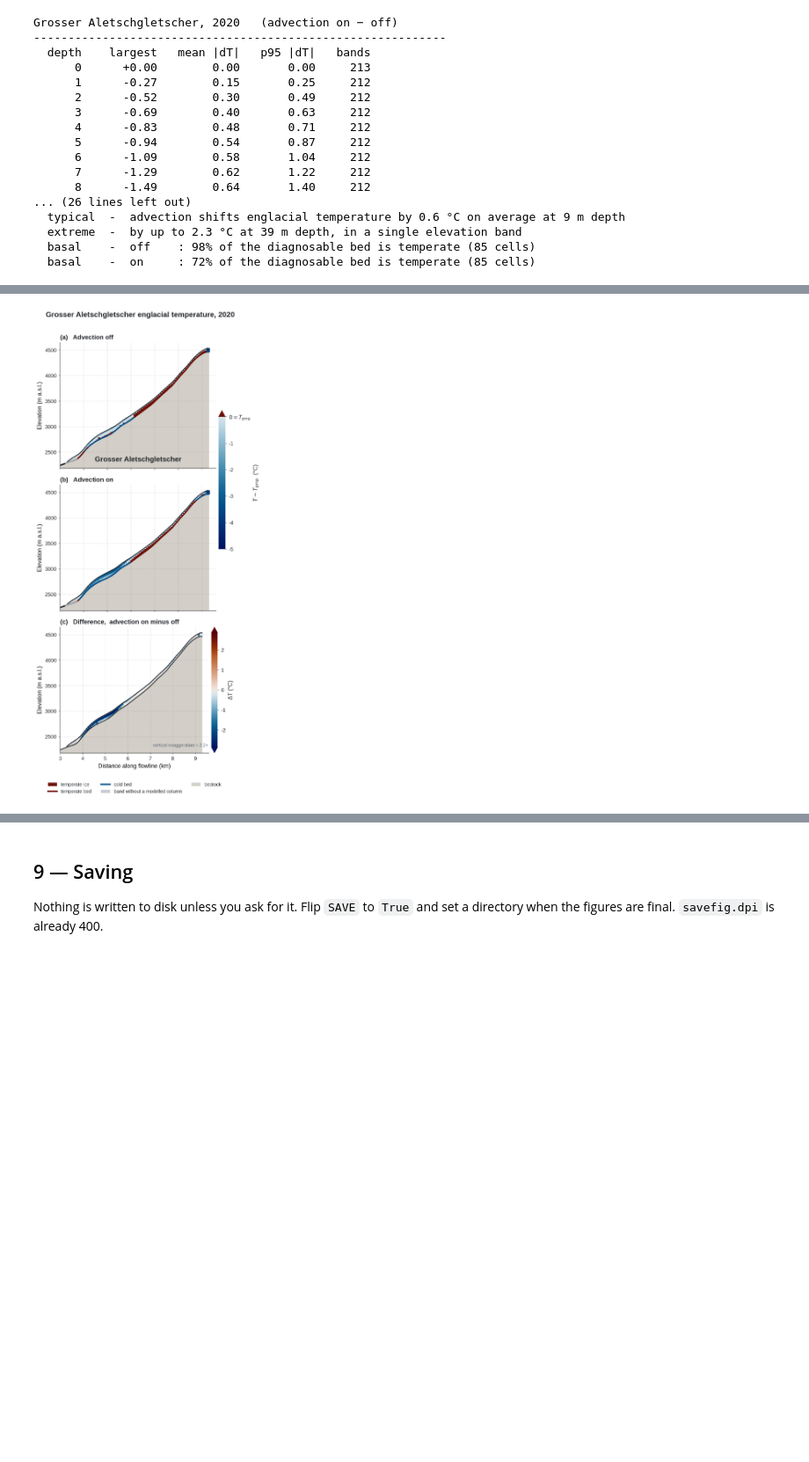
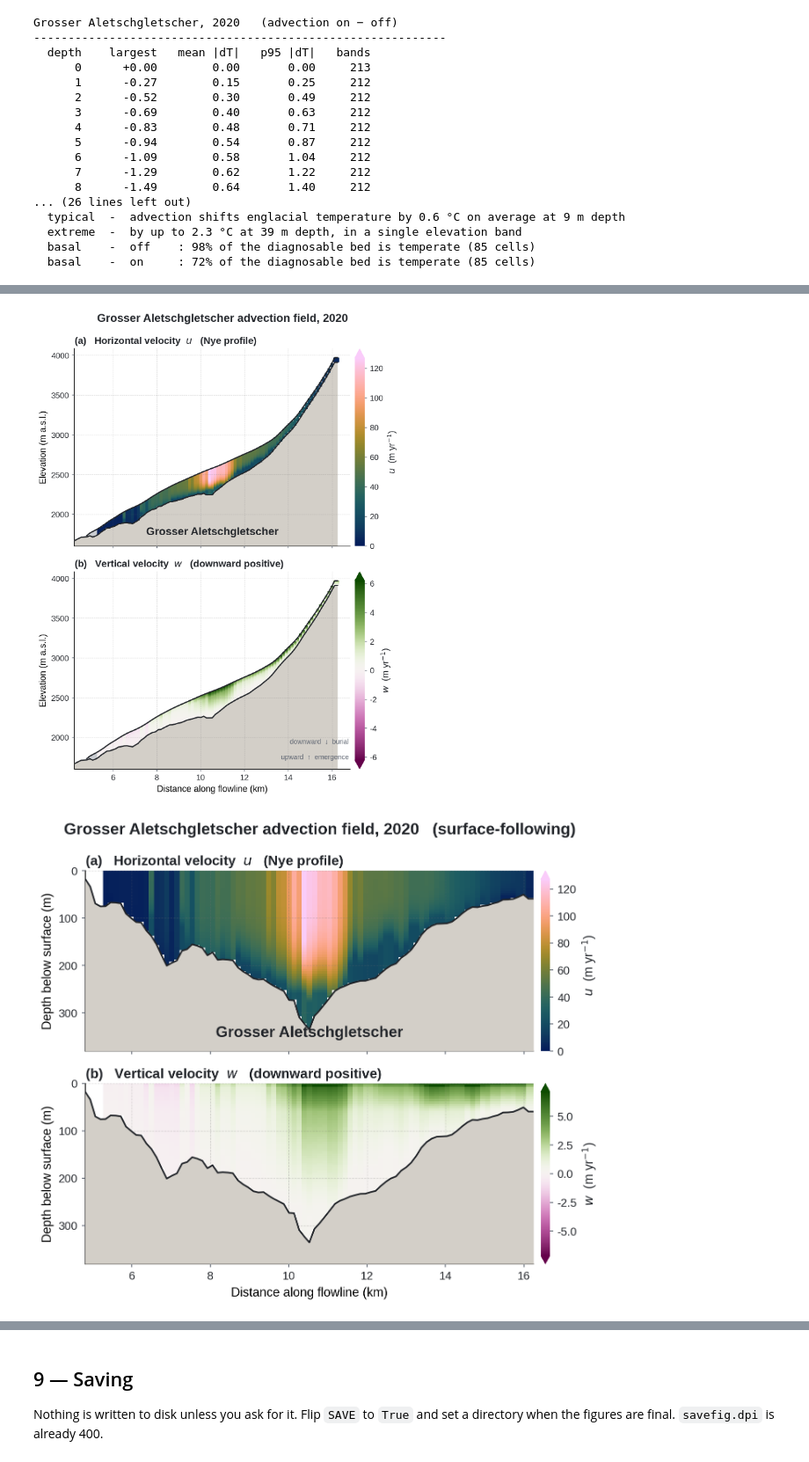
Before and after one commit to eth-vaw-glaciology/GloGEM, a Jupyter notebook: flow_analysis/advection_cross_section.ipynb, the cells around one changed output, grey strips where cells are left out. Shown at 88% size. Drawn from its saved outputs; the diff is of its cells as text; code cells hidden in the pictures; blank space fills up the shorter version.

```diff
--- a/flow_analysis/advection_cross_section.ipynb
+++ b/flow_analysis/advection_cross_section.ipynb
@@ -835,7 +842,8 @@ Both are written by the run with advection on, and both inherit the model's own
 velocity above the topmost band (nothing upglacier to advect from) and nothing below
 259 m.
 # %%
-def velocity_figure(vel_sec, sections, year, name=NAME, figsize=(6.8, 9.4)):
+def velocity_figure(vel_sec, sections, year, name=None, figsize=(6.8, 9.4)):
+    name = name or NAME          # see advection_figure: a NAME default binds at def time
     su, sw = vel_sec['u'], vel_sec['w']
     xlim, ylim = _frame([sections['on']])
 
@@ -1067,5 +1156,5 @@ than a captured cold–temperate transition.
 # %%
-figs = {}
+figs, vfigs, vdfigs = {}, {}, {}
 for _gl in ('02596', '01225'):
     GLACIER = _gl
     SETUP   = WHERE[_gl]
@@ -1081,11 +1170,20 @@ for _gl in ('02596', '01225'):
     sections = {m: cross_section(fields[m], grids[m], YEAR, key='T', temperate_from='T')
                 for m in ('off', 'on')}
 
-    _f, _ = advection_figure(sections, YEAR)
-    figs[_gl] = _f
+    # velocities are written only by the advection-on member
+    _vel  = read_vel_field(member_dir(MEMBER_ON) / 'firnice_temperature'
+                           / f'vel_field_{_gl}.dat')
+    _vsec = {k: cross_section(_vel, grids['on'], YEAR, key=k) for k in ('u', 'w')}
+
+    figs[_gl],  _ = advection_figure(sections, YEAR)
+    vfigs[_gl],  _ = velocity_figure(_vsec, sections, YEAR)
+    vdfigs[_gl], _ = velocity_depth_figure(_vsec, sections, YEAR)
     _r = basal_regime(sections['on'])
     _known = _r >= 0
     print(f'{NAME}: {100*np.mean(_r[_known]==1):.0f}% of the diagnosable bed is temperate '
-          f'({_known.sum()} cells)')
+          f'({_known.sum()} cells)   |   u <= '
+          f"{np.nanpercentile(_vsec['u']['values'].compressed(), 99):.0f} m/yr, "
+          f"|w| <= {np.nanpercentile(np.abs(_vsec['w']['values'].compressed()), 99):.1f} m/yr"
+          '  (99th percentile)')
 plt.show()
 # %% [output]
@@ -1094,2 +1192,3 @@ Gornergletscher: 51% of the diagnosable bed is temperate (75 cells)
 [figure]
-[figure, old version]
+[figure, new version]
+[figure, added]
```
Also changed, not shown: parts of 13 cells of this notebook.
